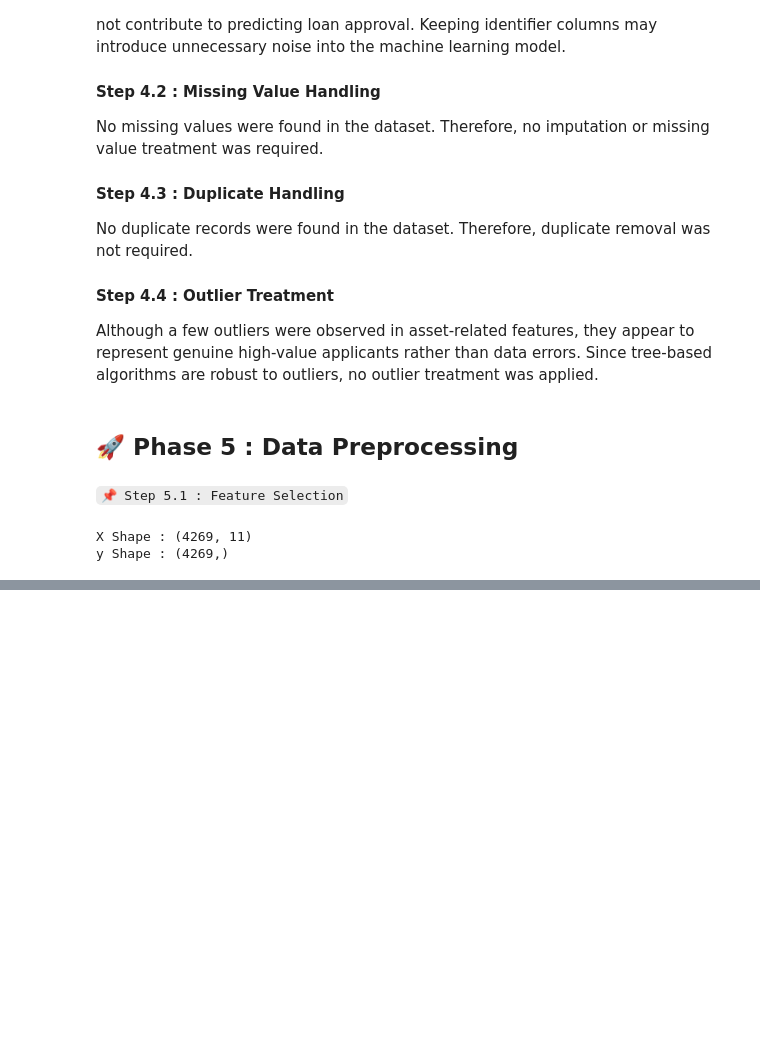
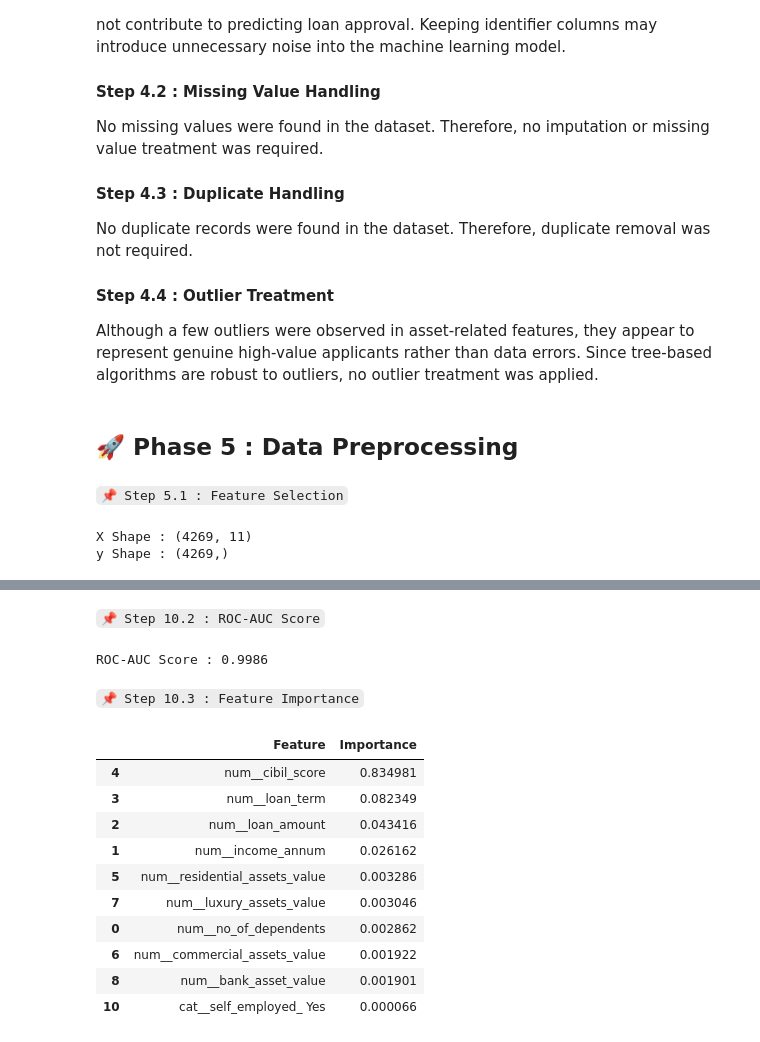
Before and after one commit to DEVELOPER-MANISH007/Kaggle-Notebook, a Jupyter notebook: 6.Notebook/Loan_Approval_Project/Loan_Approval_Project/Notebook/loan_approval.ipynb, the cells around one changed output, grey strips where cells are left out. Cells and saved outputs as stored; diff of their text form; code cells hidden in the pictures; blank space fills up the shorter version.

````diff
--- a/6.Notebook/Notebook/main.ipynb
+++ b/6.Notebook/Loan_Approval_Project/Loan_Approval_Project/Notebook/loan_approval.ipynb
@@ -391,0 +429,6 @@ y Shape : (4269,)
+# %%
+from sklearn.model_selection import train_test_split
+
+X_train, X_test, y_train, y_test = train_test_split(
+    X, y, test_size=0.2, random_state=42
+)
@@ -391,0 +789,38 @@ y Shape : (4269,)
+# %% [markdown]
+```📌 Step 10.2 : ROC-AUC Score```
+# %%
+auc = roc_auc_score(y_test, y_prob)
+
+print(f"ROC-AUC Score : {auc:.4f}")
+# %% [output]
+ROC-AUC Score : 0.9986
+# %% [markdown]
+```📌 Step 10.3 : Feature Importance```
+# %%
+import pandas as pd
+
+feature_names = preprocessor.get_feature_names_out()
+
+importance = pd.DataFrame({
+    "Feature": feature_names,
+    "Importance": best_model.feature_importances_
+})
+
+importance = importance.sort_values(
+    by="Importance",
+    ascending=False
+)
+
+importance.head(10)
+# %% [output]
+|  | Feature | Importance |
+| 4 | num__cibil_score | 0.834981 |
+| 3 | num__loan_term | 0.082349 |
+| 2 | num__loan_amount | 0.043416 |
+| 1 | num__income_annum | 0.026162 |
+| 5 | num__residential_assets_value | 0.003286 |
+| 7 | num__luxury_assets_value | 0.003046 |
+| 0 | num__no_of_dependents | 0.002862 |
+| 6 | num__commercial_assets_value | 0.001922 |
+| 8 | num__bank_asset_value | 0.001901 |
+| 10 | cat__self_employed_ Yes | 0.000066 |
````
Also changed, not shown: parts of 28 cells of this notebook, 16 other files.
